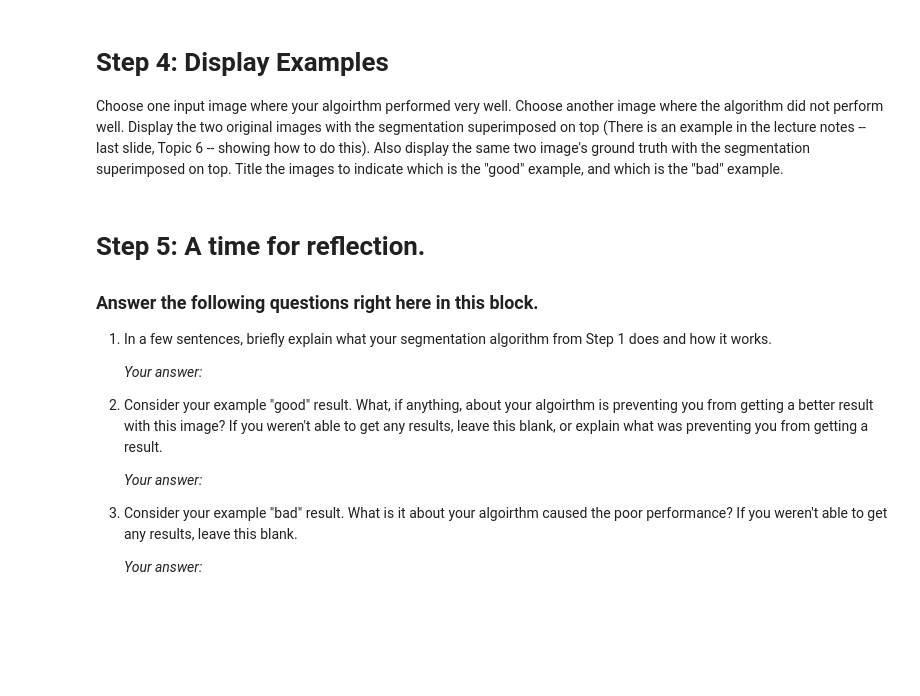
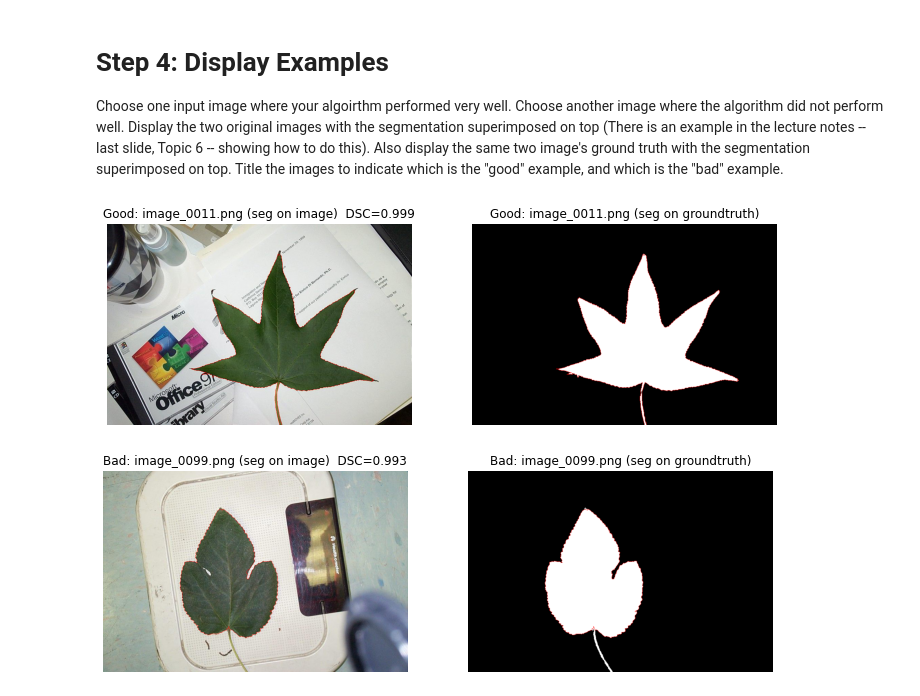
Before and after one commit to Ethan4416/CMPT819, a Jupyter notebook: Assignment 3/asn3-q1.ipynb, the cells around one changed output. Saved outputs shown, nothing was run; the diff lists cells and outputs as text; code cells hidden in the pictures; blank space fills up the shorter version.

```diff
--- a/Assignment 3/asn3-q1.ipynb
+++ b/Assignment 3/asn3-q1.ipynb
@@ -175,16 +193,28 @@ import matplotlib.pyplot as plt
-# %% [markdown]
-# Step 5: A time for reflection.
-
-### Answer the following questions right here in this block.
-
-1. In a few sentences, briefly explain what your segmentation algorithm from Step 1 does and how it works.
-
-	_Your answer:_
-
-2. Consider your example "good" result.  What, if anything, about your algoirthm is preventing you from getting a better result with this image?  If you weren't able to get any results, leave this blank, or explain what was preventing you from getting a result.
-
-	_Your answer:_
-
-3. Consider your example "bad" result.  What is it about your algoirthm caused the poor performance?   If you weren't able to get any results, leave this blank.
-
-	_Your answer:_
+# %%
+import matplotlib.pyplot as plt
+
+def overlay_contour(image, mask, color=(1, 0, 0)):
+    b = find_boundaries(mask, mode='outer')
+    out = image.copy()
+    out = img_as_float(out)
+    rr, cc = np.nonzero(b)
+    out[rr, cc, :] = color
+    return out
+
+# Using DSC for criteria
+best_idx = np.argmax(dscs)
+worst_idx = np.argmin(dscs)
+
+for label, idx in [('Good', best_idx), ('Bad', worst_idx)]:
+    fig, axes = plt.subplots(1, 2, figsize=(12, 5))
+    axes[0].imshow(overlay_contour(images[idx], segments[idx]))
+    axes[0].set_title(f'{label}: {png_list[idx]} (seg on image)  DSC={dscs[idx]:.3f}')
+    axes[0].axis('off')
+    gt_rgb = np.dstack([groundtruths[idx], groundtruths[idx], groundtruths[idx]]).astype(float)
+    axes[1].imshow(overlay_contour((gt_rgb*255).astype(np.uint8), segments[idx]))
+    axes[1].set_title(f'{label}: {png_list[idx]} (seg on groundtruth)')
+    axes[1].axis('off')
+    plt.show()
+# %% [output]
+[figure, added]
+[figure, added]
```
Also changed, not shown: parts of 9 cells of this notebook, 1 other file.
